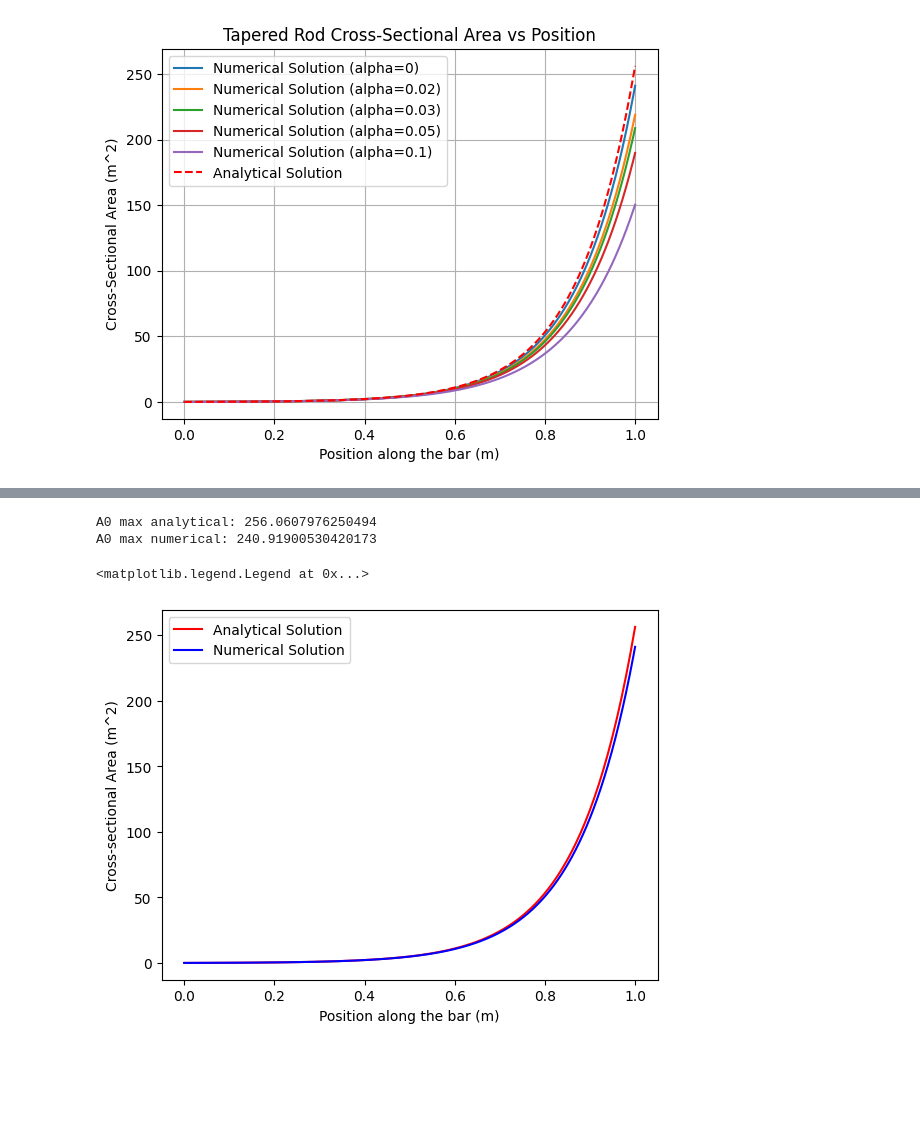
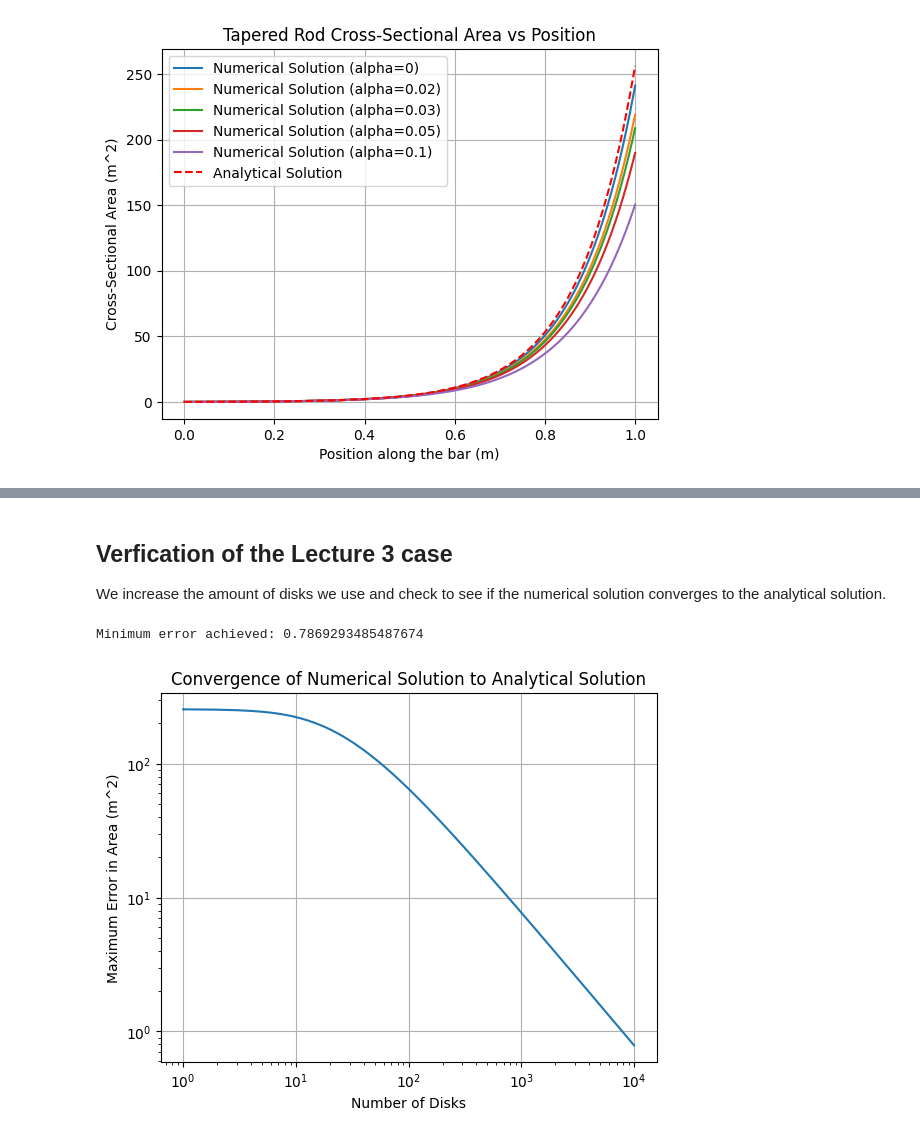
Before and after one commit to AndreCox/ENGR-492-Final, a Jupyter notebook: final-exam.ipynb, the cells around one changed output, grey strips where cells are left out. Saved outputs shown, nothing was run; the diff lists cells and outputs as text; code cells hidden in the pictures; blank space fills up the shorter version.

```diff
--- a/final-exam.ipynb
+++ b/final-exam.ipynb
@@ -155,20 +150,37 @@ plt.plot(df['Position (m)'], df['Area (m^2)'], marker='o', label='Numerical Area
-# %%
-# plot analytical solution for comparison
-x_analytical = np.linspace(0, L_length, 100)
-A0 = w0_initial_width * t0_initial_thickness
-areas_analytical = analytical_area(x_analytical, A0, p_density, g_gravity, P_applied_force)
-
-print(f"A0 max analytical: {np.max(areas_analytical)}")
-print(f"A0 max numerical: {np.max(df['Area (m^2)'])}")
-
-plt.plot(x_analytical, areas_analytical, label='Analytical Solution', color='red')
-plt.plot(df['Position (m)'], df['Area (m^2)'], label='Numerical Solution', color='blue')
-plt.xlabel('Position along the bar (m)')
-plt.ylabel('Cross-sectional Area (m^2)')
-
-plt.legend()
-# %% [output]
-A0 max analytical: 256.0607976250494
-A0 max numerical: 240.91900530420173
-<matplotlib.legend.Legend at 0x...>
-[figure, removed]
+# %% [markdown]
+## Verfication of the Lecture 3 case
+
+We increase the amount of disks we use and check to see if the numerical solution converges to the analytical solution.
+# %%
+disks = 10000
+
+errors = []
+
+for i in range(1, disks + 1):
+    x_positions, areas, disk_weights = compute_tapered_rod(
+        P_applied_force,
+        p_density,
+        g_gravity,
+        w0_initial_width,
+        t0_initial_thickness,
+        L_length,
+        i,
+        0.0
+    )
+    analytical_areas = analytical_area(x_positions, A0, p_density, g_gravity, P_applied_force)
+    error = np.abs(np.array(areas) - analytical_areas)
+    errors.append(np.max(error))
+
+
+plt.plot(range(1, disks + 1), errors)
+plt.yscale('log')
+plt.xscale('log')
+plt.xlabel('Number of Disks')
+plt.ylabel('Maximum Error in Area (m^2)')
+plt.title('Convergence of Numerical Solution to Analytical Solution')
+plt.grid()
+
+print("Minimum error achieved:", errors[-1])
+# %% [output]
+Minimum error achieved: 0.7869293485487674
+[figure, added]
```
Also changed, not shown: parts of 2 cells of this notebook, 2 other files.
